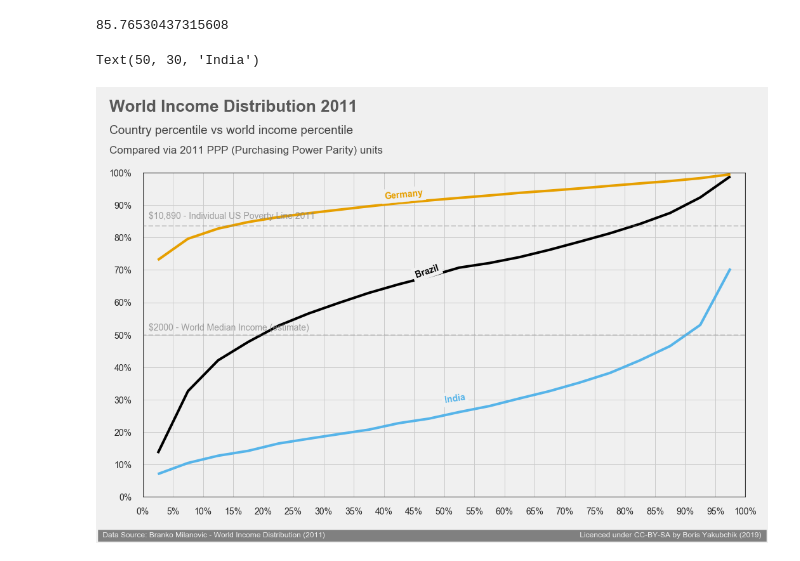
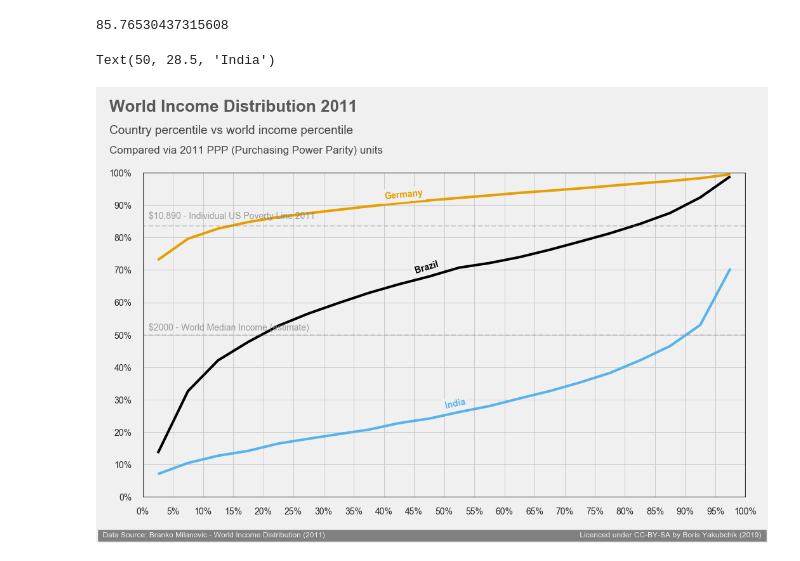
Before and after one commit to whyboris/Global-Income-Distribution, a Jupyter notebook: income_dist_2011.ipynb, the cells around one changed output. Saved outputs shown, nothing was run; the diff lists cells and outputs as text; code cells hidden in the pictures.

```diff
--- a/income_dist_2011.ipynb
+++ b/income_dist_2011.ipynb
@@ -408,36 +408,36 @@ chart.axes[0][0].text(
   alpha = .75)
 
 # ------------------ LIMITS --------------------------------------
 
 chart.axes[0][0].tick_params(labelsize=14)
 
 chart.axes[0][0].set_ylim(-0.4, 100.1)
 chart.axes[0][0].set_xlim(-0.2, 100.1)
 
 # ------------------ SIGNATURE -----------------------------------
 chart.axes[0][0].text(
     x = -7,
     y = -12.5,
     s = ' Data Source: Branko Milanovic - World Income Distribution (2011)                                                                                                                       Licenced under CC-BY-SA by Boris Yakubchik (2019) ',
     fontsize = 12,
     color = '#f0f0f0',
     backgroundcolor = 'grey')
 
 # ------------------ PAD AXIS --------------------------------------
 
 chart.axes[0][0].tick_params(axis='x', which='major', pad=15)
 chart.axes[0][0].tick_params(axis='y', which='major', pad=15)
 
 # ------------------ COUNTRY LABELS --------------------------------------
 
 chart.axes[0][0].text(x = 40, y = 93, s = 'Germany', color = colors[1], weight = 'bold', rotation = 5.5,
                backgroundcolor = '#f0f0f0')
-chart.axes[0][0].text(x = 45, y = 70, s = 'Brazil', color = colors[0], weight = 'bold', rotation = 19,
+chart.axes[0][0].text(x = 45, y = 71, s = 'Brazil', color = colors[0], weight = 'bold', rotation = 17,
               backgroundcolor = '#f0f0f0')
-chart.axes[0][0].text(x = 50, y = 30, s = 'India', color = colors[2], weight = 'bold', rotation = 8.5,
+chart.axes[0][0].text(x = 50, y = 28.5, s = 'India', color = colors[2], weight = 'bold', rotation = 12,
               backgroundcolor = '#f0f0f0')
 # %% [output]
-Text(50, 30, 'India')
+Text(50, 28.5, 'India')
-[figure, old version]
+[figure, new version]
 # %%
 df.to_csv('WIP_EXPORT.csv')
```
